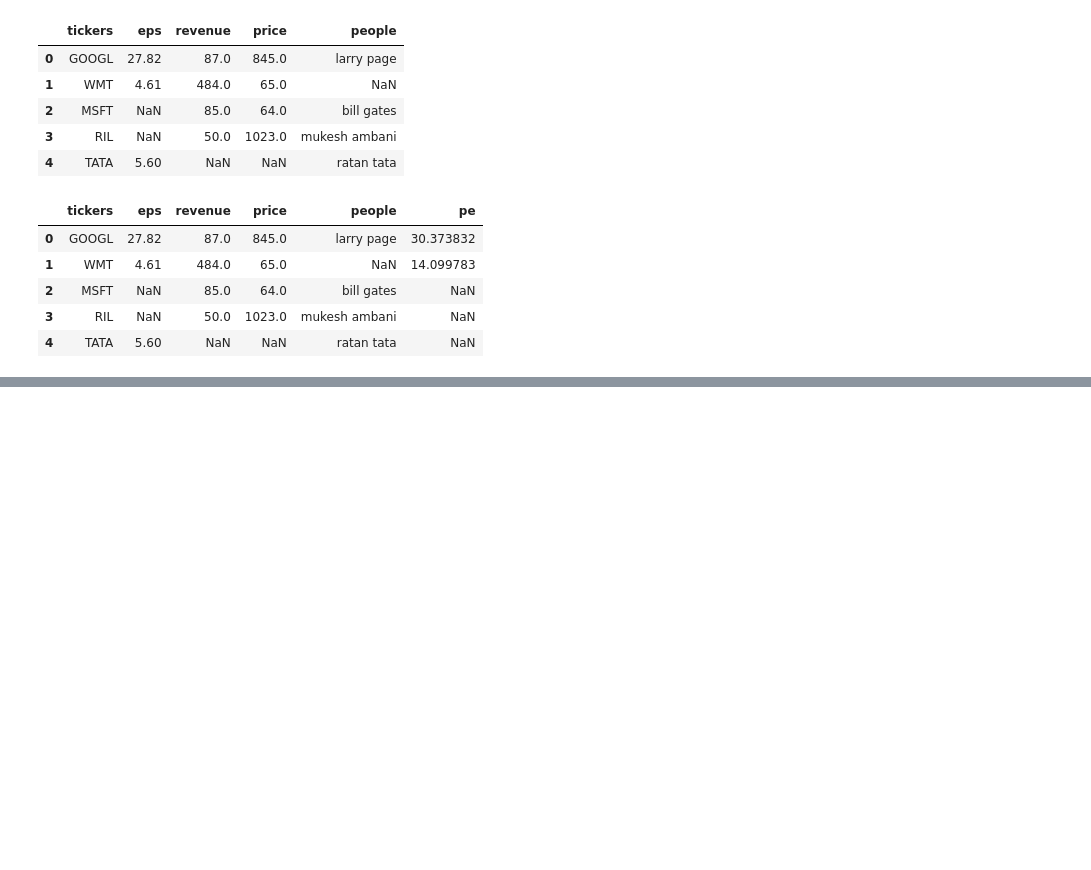
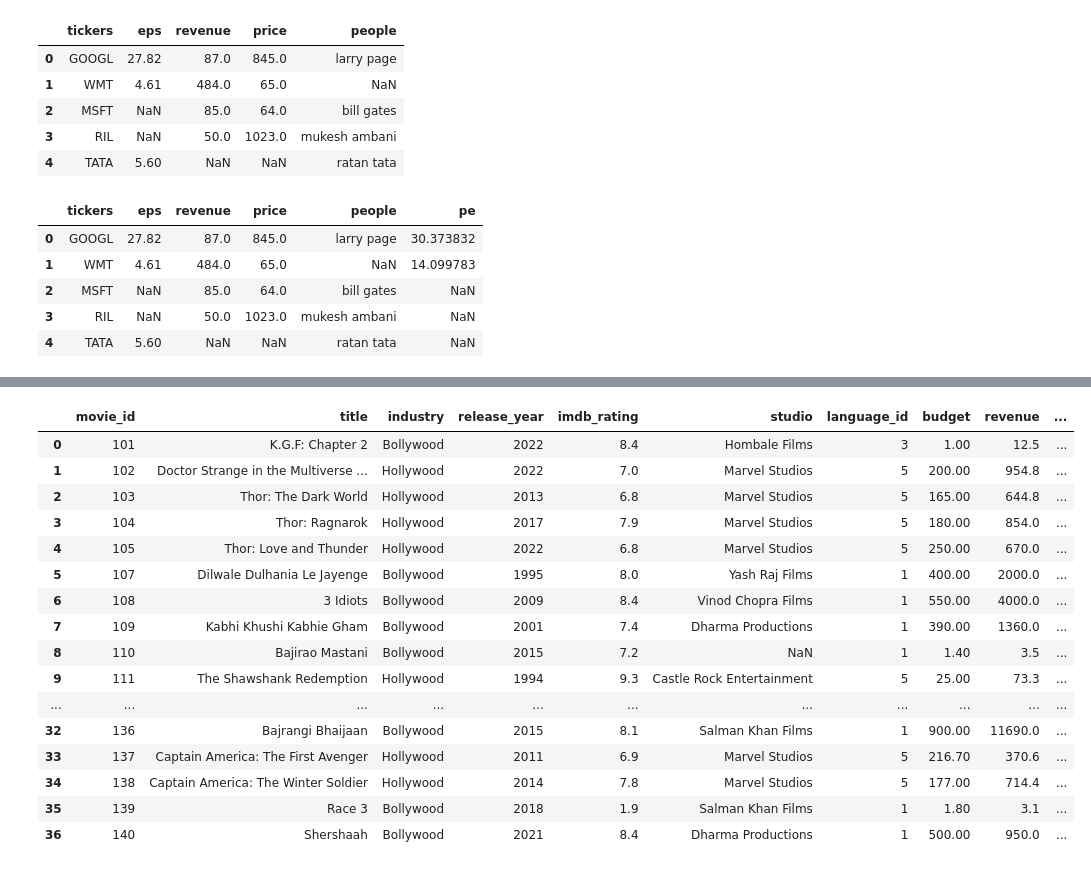
Before and after one commit to PramodZirale/Code_Basics, a Jupyter notebook: Pandas/2_read_write_to_excel/read_write_csv_excel_exercise.ipynb, the cells around one changed output, grey strips where cells are left out. Saved outputs shown, nothing was run; the diff lists cells and outputs as text; code cells hidden in the pictures; blank space fills up the shorter version.

Commit message:
[Pandas read_write excel]

```diff
--- a/Pandas/2_read_write_to_excel/read_write_csv_excel_exercise.ipynb
+++ b/Pandas/2_read_write_to_excel/read_write_csv_excel_exercise.ipynb
@@ -51,3 +51,6 @@ df
 | 4 | TATA | 5.60 | NaN | NaN | ratan tata | NaN |
 # %%
 df.to_csv('pe.csv', index=False)
+# %%
+df_movies = pd.read_excel('./movies_db.xlsx','movies')
+df_movies.head(5)
@@ -53,0 +74,12 @@ df.to_csv('pe.csv', index=False)
+# %%
+def standardize_currency(curr):
+    if curr == "$$" or "Dollars":
+       return "USD"
+    else:
+       return curr
+
+
+df_financials = pd.read_excel('./movies_db.xlsx','financials', converters={
+    'currency': standardize_currency,
+})
+df_financials.head(5)
@@ -53,0 +93,21 @@ df.to_csv('pe.csv', index=False)
+# %%
+df_merged = pd.merge(df_movies , df_financials, on='movie_id')
+df_merged
+# %% [output]
+|  | movie_id | title | industry | release_year | imdb_rating | studio | language_id | budget | revenue | ... |
+| 0 | 101 | K.G.F: Chapter 2 | Bollywood | 2022 | 8.4 | Hombale Films | 3 | 1.00 | 12.5 | ... |
+| 1 | 102 | Doctor Strange in the Multiverse ... | Hollywood | 2022 | 7.0 | Marvel Studios | 5 | 200.00 | 954.8 | ... |
+| 2 | 103 | Thor: The Dark World | Hollywood | 2013 | 6.8 | Marvel Studios | 5 | 165.00 | 644.8 | ... |
+| 3 | 104 | Thor: Ragnarok | Hollywood | 2017 | 7.9 | Marvel Studios | 5 | 180.00 | 854.0 | ... |
+| 4 | 105 | Thor: Love and Thunder | Hollywood | 2022 | 6.8 | Marvel Studios | 5 | 250.00 | 670.0 | ... |
+| 5 | 107 | Dilwale Dulhania Le Jayenge | Bollywood | 1995 | 8.0 | Yash Raj Films | 1 | 400.00 | 2000.0 | ... |
+| 6 | 108 | 3 Idiots | Bollywood | 2009 | 8.4 | Vinod Chopra Films | 1 | 550.00 | 4000.0 | ... |
+| 7 | 109 | Kabhi Khushi Kabhie Gham | Bollywood | 2001 | 7.4 | Dharma Productions | 1 | 390.00 | 1360.0 | ... |
+| 8 | 110 | Bajirao Mastani | Bollywood | 2015 | 7.2 | NaN | 1 | 1.40 | 3.5 | ... |
+| 9 | 111 | The Shawshank Redemption | Hollywood | 1994 | 9.3 | Castle Rock Entertainment | 5 | 25.00 | 73.3 | ... |
+| ... | ... | ... | ... | ... | ... | ... | ... | ... | ... | ... |
+| 32 | 136 | Bajrangi Bhaijaan | Bollywood | 2015 | 8.1 | Salman Khan Films | 1 | 900.00 | 11690.0 | ... |
+| 33 | 137 | Captain America: The First Avenger | Hollywood | 2011 | 6.9 | Marvel Studios | 5 | 216.70 | 370.6 | ... |
+| 34 | 138 | Captain America: The Winter Soldier | Hollywood | 2014 | 7.8 | Marvel Studios | 5 | 177.00 | 714.4 | ... |
+| 35 | 139 | Race 3 | Bollywood | 2018 | 1.9 | Salman Khan Films | 1 | 1.80 | 3.1 | ... |
+| 36 | 140 | Shershaah | Bollywood | 2021 | 8.4 | Dharma Productions | 1 | 500.00 | 950.0 | ... |
```
Also changed, not shown: parts of 7 cells of this notebook, 2 other files.
